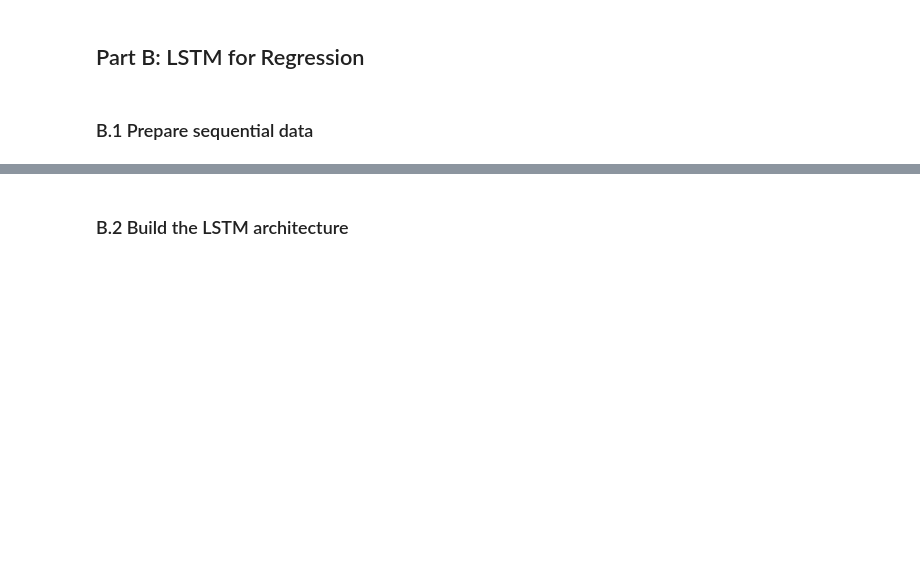
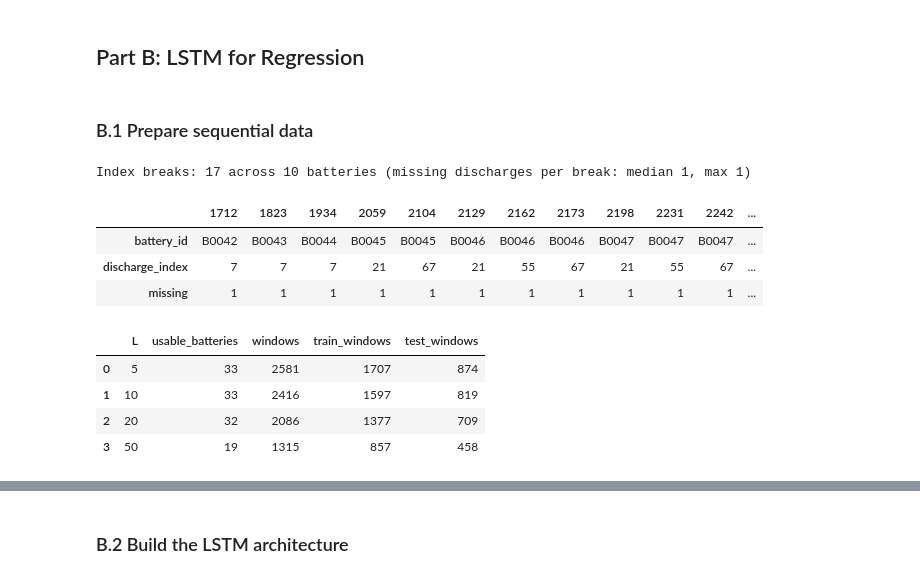
Before and after one commit to MaiChiLe113/Exploratory-Data-Analysis-NASA-Battery, a Jupyter notebook: asm_3/Portfolio_Assessment3_LeMaiChi.ipynb, the cells around one changed output, grey strips where cells are left out. Drawn from its saved outputs; the diff is of its cells as text; code cells hidden in the pictures; blank space fills up the shorter version.

```diff
--- a/asm_3/Portfolio_Assessment3_LeMaiChi.ipynb
+++ b/asm_3/Portfolio_Assessment3_LeMaiChi.ipynb
@@ -168,3 +168,48 @@ plt.show()
 ## Part B: LSTM for Regression
 # %% [markdown]
 ### B.1 Prepare sequential data
+# %%
+seq = df.sort_values(["battery_id", "discharge_index"]).reset_index(drop=True)
+step = seq.groupby("battery_id")["discharge_index"].diff()
+breaks = seq.loc[step > 1, ["battery_id", "discharge_index"]].assign(missing=(step[step > 1] - 1).astype(int))
+print(f"Index breaks: {len(breaks)} across {breaks['battery_id'].nunique()} batteries "
+      f"(missing discharges per break: median {breaks['missing'].median():.0f}, max {breaks['missing'].max()})")
+display(breaks.T)
+# Breaks are kept: windows follow the observed order and discharge_index stays an input, so each jump is visible
+
+# Past Capacity is not an input: with it the LSTM reduces to a persistence forecast, and Part A has no Capacity input
+USE_PAST_CAPACITY = False
+SEQ_FEATURES = PREDICTORS + (["Capacity"] if USE_PAST_CAPACITY else [])
+N_FEATURES = len(SEQ_FEATURES)
+
+def make_windows(frame, L):
+    """Windows of L consecutive discharges inside each battery; label = Capacity of the next discharge."""
+    X, y, idx = [], [], []
+    for _, b in frame.groupby("battery_id", sort=False):
+        feats, target = b[SEQ_FEATURES].to_numpy(np.float32), b["target"].to_numpy(np.float32)
+        for t in range(L, len(b)):
+            X.append(feats[t - L:t]); y.append(target[t]); idx.append(b.index[t])
+    return np.array(X).reshape(-1, L, N_FEATURES), np.array(y), np.array(idx)
+
+cycles = seq.groupby("battery_id").size().sort_values()
+split_of = lambda b: "test" if b in test_bats else "train"
+L_GRID = [5, 10, 20, 50]
+win_table = save_table(pd.DataFrame([{
+    "L": L,
+    "usable_batteries": int((cycles > L).sum()),
+    "windows": int((cycles - L).clip(lower=0).sum()),
+    "train_windows": int(sum(max(n - L, 0) for b, n in cycles.items() if split_of(b) == "train")),
+    "test_windows": int(sum(max(n - L, 0) for b, n in cycles.items() if split_of(b) == "test")),
+} for L in L_GRID]), "table_B1_windows_per_L")
+display(win_table)
+# %% [output]
+Index breaks: 17 across 10 batteries (missing discharges per break: median 1, max 1)
+|  | 1712 | 1823 | 1934 | 2059 | 2104 | 2129 | 2162 | 2173 | 2198 | 2231 | 2242 | ... |
+| battery_id | B0042 | B0043 | B0044 | B0045 | B0045 | B0046 | B0046 | B0046 | B0047 | B0047 | B0047 | ... |
+| discharge_index | 7 | 7 | 7 | 21 | 67 | 21 | 55 | 67 | 21 | 55 | 67 | ... |
+| missing | 1 | 1 | 1 | 1 | 1 | 1 | 1 | 1 | 1 | 1 | 1 | ... |
+|  | L | usable_batteries | windows | train_windows | test_windows |
+| 0 | 5 | 33 | 2581 | 1707 | 874 |
+| 1 | 10 | 33 | 2416 | 1597 | 819 |
+| 2 | 20 | 32 | 2086 | 1377 | 709 |
+| 3 | 50 | 19 | 1315 | 857 | 458 |
```
Also changed, not shown: parts of 2 cells of this notebook, 2 other files.
